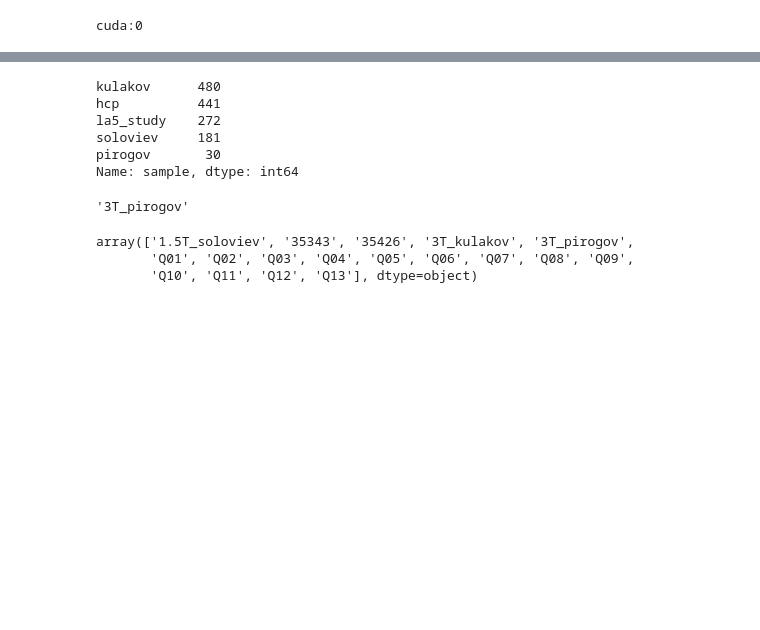
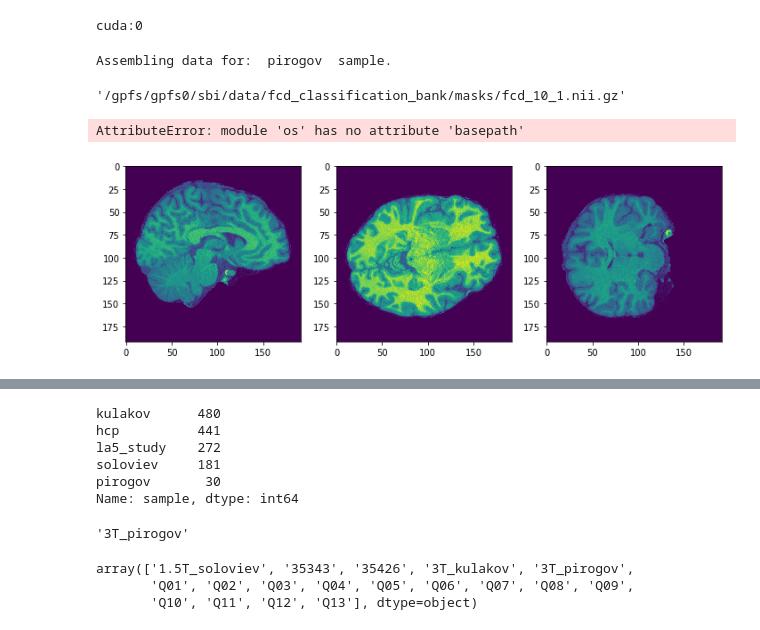
Before and after one commit to kondratevakate/mri-epilepsy-diagnosis, a Jupyter notebook: classification/full_sample_classification.ipynb, the cells around one changed output, grey strips where cells are left out. Cells and saved outputs as stored; diff of their text form; code cells hidden in the pictures; blank space fills up the shorter version.

```diff
--- a/classification/full_sample_classification.ipynb
+++ b/classification/full_sample_classification.ipynb
@@ -36,3 +36,20 @@ sys.path.append("..")
 # import utils
 from utils.viz_tools import plot_central_cuts
 from utils.data import MriSegmentation, MriClassification
+# %%
+all_data = MriSegmentation(sample='pirogov', mask_path= '/gpfs/gpfs0/sbi/data/fcd_classification_bank/masks/',
+                           mask= 'bb', ignore_missing= False,
+                           coord_min=(30,30,30,), img_shape=(192, 192, 192,),
+                           image_path= '/gpfs/gpfs0/sbi/data/fcd_classification_bank',
+                           targets_path= '../targets/targets_fcd_bank.csv')
+# %% [output]
+Assembling data for:  pirogov  sample.
+# %%
+all_data.img_mask[3]
+# %% [output]
+'/gpfs/gpfs0/sbi/data/fcd_classification_bank/masks/fcd_10_1.nii.gz'
+# %%
+import os
+os.('/gpfs/gpfs0/sbi/data/fcd_classification_bank/masks/fcd_10_1.nii.gz')
+# %% [output]
+AttributeError: module 'os' has no attribute 'basepath'
@@ -38,0 +60,6 @@ from utils.data import MriSegmentation, MriClassification
+# %%
+img, seg = all_data[0]
+# %%
+plot_central_cuts(img)
+# %% [output]
+[figure, added]
```
Also changed, not shown: parts of 10 cells of this notebook, 3 other files.
